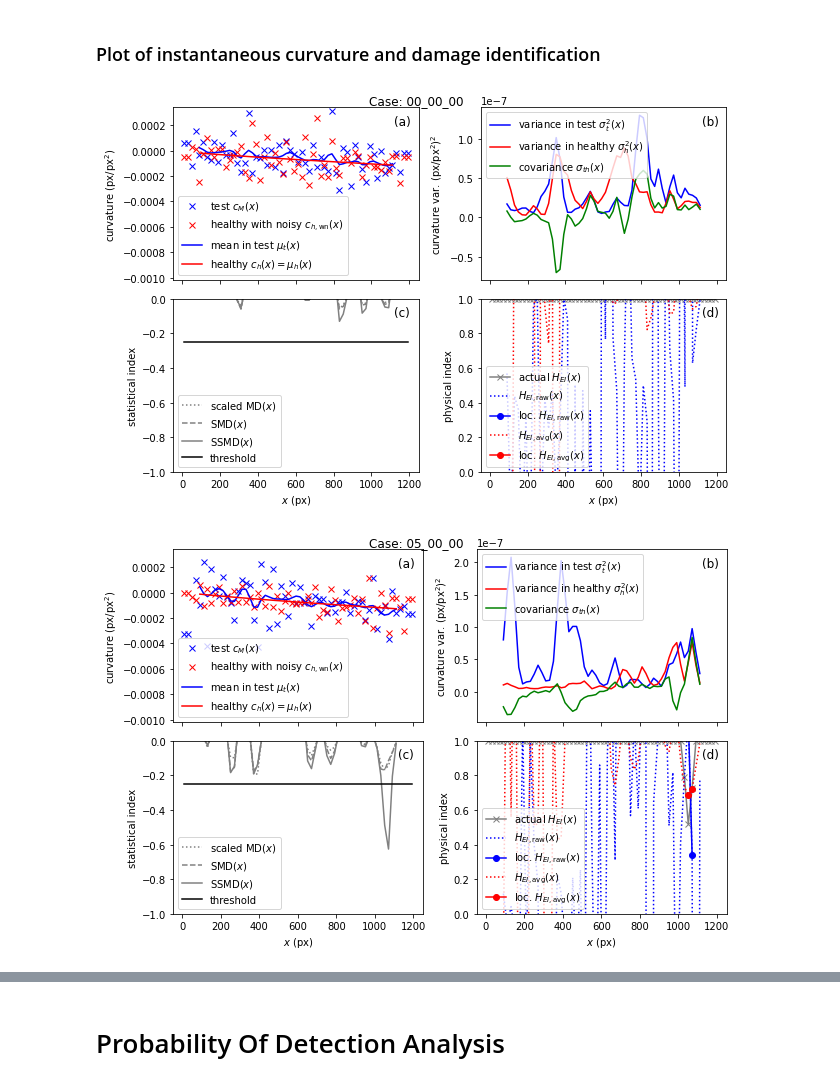
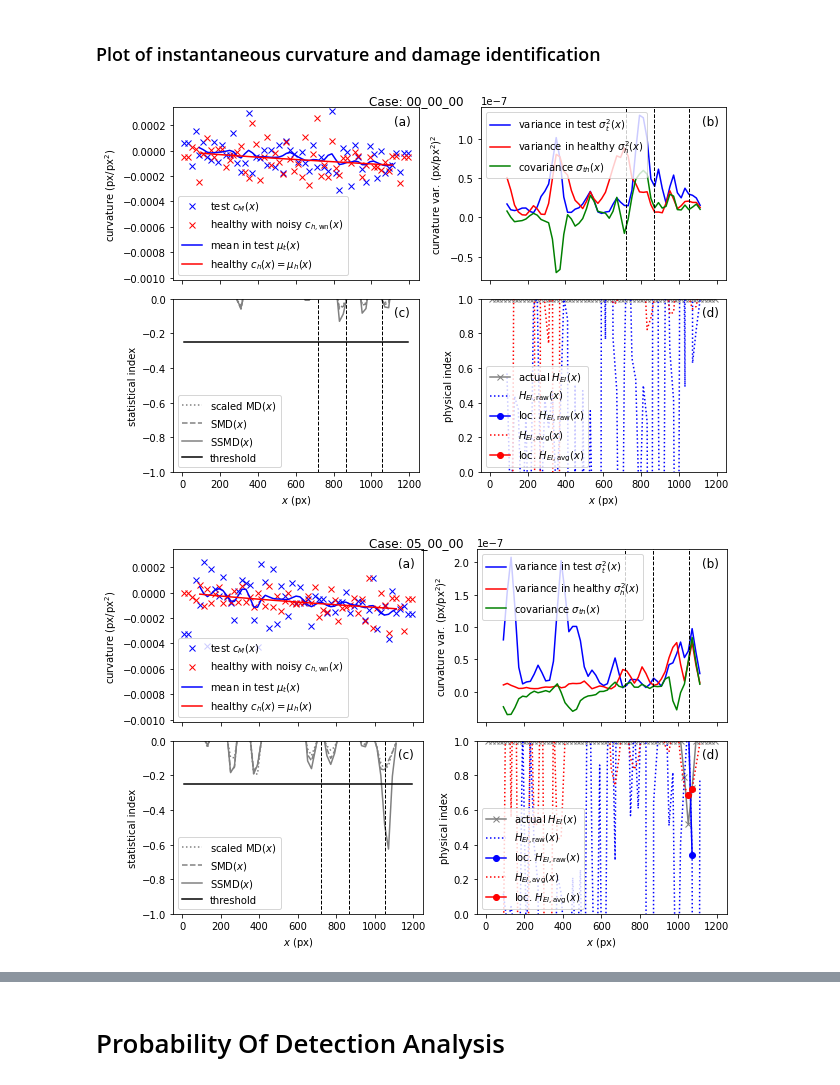
Before and after one commit to carloshernangarrido/structural-health-monitoring, a Jupyter notebook: time_domain_damage_detection_stat.ipynb, the cells around one changed output, grey strips where cells are left out. Drawn from its saved outputs; the diff is of its cells as text; code cells hidden in the pictures.

```diff
--- a/time_domain_damage_detection_stat.ipynb
+++ b/time_domain_damage_detection_stat.ipynb
@@ -526,6 +543,11 @@ for key in cases.keys():
               color='red', label='variance in healthy $\sigma^2_h(x)$')
   axs[0,1].plot(cases[key]['max_curv']['x'], cases[key]['max_curv']['covar_test_healthy'],
               color='green', label='covariance $\sigma_{th}(x)$')
+  ylim_ = axs[0,1].get_ylim()
+  for loc_px in ip.crack_locs_px:
+    axs[0, 1].plot([loc_px, loc_px], [-100, 100],
+                   color='black', linewidth=1, linestyle='--', label=None)
+  axs[0,1].set_ylim(ylim_)
   axs[0,1].set_ylabel('curvature var. (px/px$^2$)$^2$')
   axs[0,1].legend(loc='upper left')
   axs[0,1].text(.9, .9, '(b)', fontsize=12, transform=axs[0,1].transAxes)
@@ -538,32 +560,35 @@ for key in cases.keys():
             color='gray', label='$\mathrm{SSMD}(x)$')
   axs[1,0].plot(cases[key]['max_curv']['x'], neg_pos*threshold*np.ones(n_points),
             color='black', label='threshold')
+  for loc_px in ip.crack_locs_px:
+    axs[1, 0].plot([loc_px, loc_px], [-100, 100],
+                   color='black', linewidth=1, linestyle='--', label=None)
   axs[1,0].set_ylabel('statistical index')
   axs[1,0].set_xlabel('$x$ (px)')
   axs[1,0].legend(loc='lower left')
   axs[1,0].set_ylim((-1,0))
   axs[1,0].text(.9, .9, '(c)', fontsize=12, transform=axs[1,0].transAxes)
   # axs[1,0].grid(True)
 
   axs[1,1].plot(cases[key]['H_EI']['x'], cases[key]['H_EI']['H_EI_actual'],
             color='gray', label='actual $H_{EI}(x)$', marker='x', linestyle='-')
   axs[1,1].plot(cases[key]['H_EI']['x'], cases[key]['H_EI']['H_EI_raw'],
             color='blue', label='$H_{EI,\mathrm{raw}}(x)$', linestyle=':')
   axs[1,1].plot(cases[key]['H_EI']['x'], cases[key]['H_EI']['H_EI_raw_loc'],
             color='blue', label='loc. $H_{EI,\mathrm{raw}}(x)$', marker='o', linestyle='-')
   axs[1,1].plot(cases[key]['H_EI']['x'], cases[key]['H_EI']['H_EI_avg'],
             color='red', label='$H_{EI,\mathrm{avg}}(x)$', linestyle=':')
   axs[1,1].plot(cases[key]['H_EI']['x'], cases[key]['H_EI']['H_EI_avg_loc'],
             color='red', label='loc. $H_{EI,\mathrm{avg}}(x)$', marker='o', linestyle='-')
   axs[1,1].set_ylabel('physical index')
   axs[1,1].set_xlabel('$x$ (px)')
   axs[1,1].legend(loc='lower left')
   axs[1,1].set_ylim((0, 1))
   axs[1,1].text(.9, .9, '(d)', fontsize=12, transform=axs[1,1].transAxes)
   # axs[1,1].set_xlim((600, 1200))
   # axs[1,1].grid(True)
   plt.savefig(os.path.join(path, f'{key[0:-5]}.pdf'), bbox_inches='tight')
   plt.show()
 # %% [output]
-[figure, old version]
+[figure, new version]
-[figure, old version]
+[figure, new version]
```
Also changed, not shown: parts of 5 cells of this notebook.
